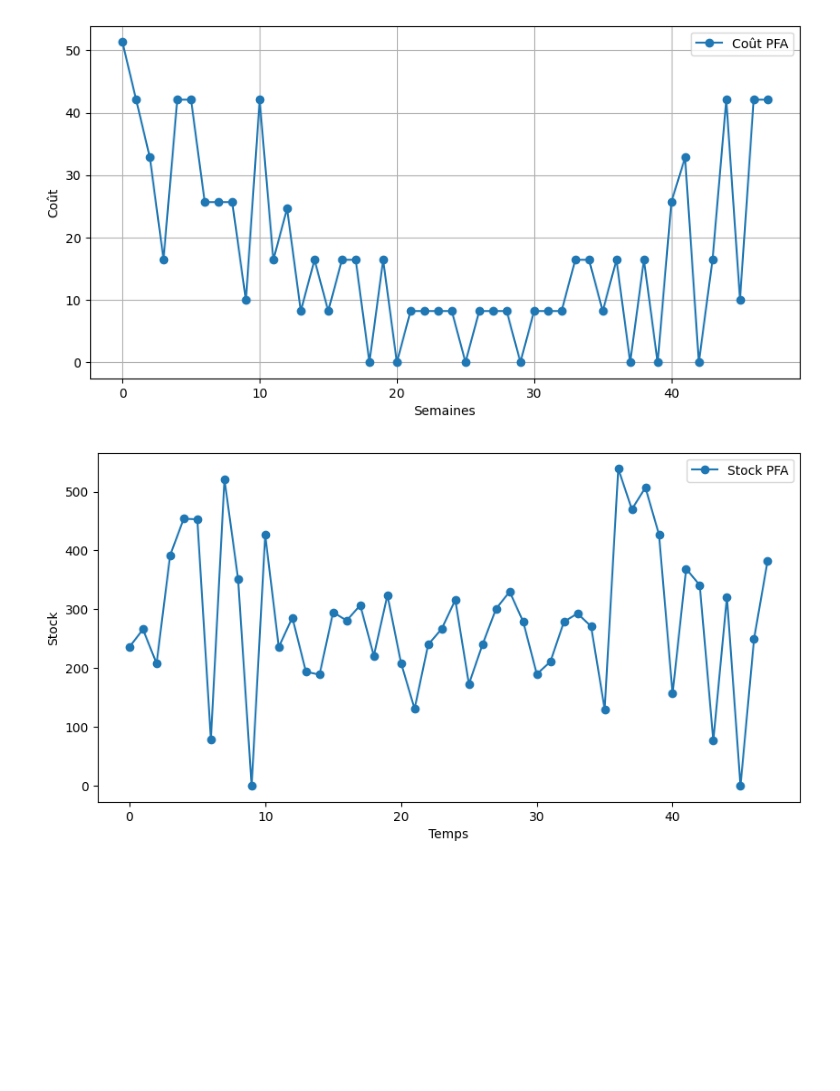
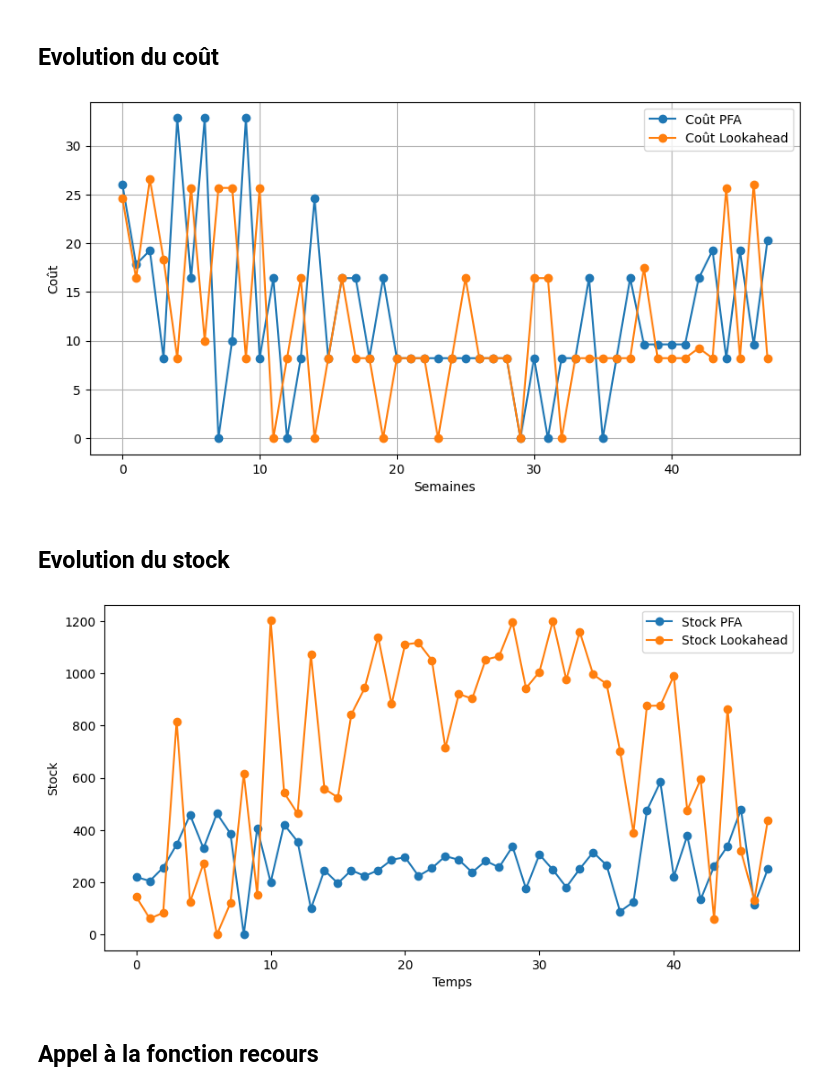
Before and after one commit to Joaquim2805/Blood_management_simulation, a Jupyter notebook: Dev/test.ipynb, the cells around one changed output. Drawn from its saved outputs; the diff is of its cells as text; code cells hidden in the pictures; blank space fills up the shorter version.

```diff
--- a/Dev/test.ipynb
+++ b/Dev/test.ipynb
@@ -20,3 +23,3 @@ from test_bench import generate_instance
 # %%
 locations,N,K,Q,alpha = generate_instance(density="medium")
-Q = 250
+Q = 500
@@ -30,24 +60,3 @@ a = [0.5,0.5,0.5,p,p,p,p,p,p,p,0,0]
 #a=[0]*12
 t1 = []
 t2 = []
-# %%
-teta_low = [300]*12
-teta_target = [600, 600, 600, 340, 340, 340, 340, 340, 340, 600, 600, 600]
-#teta_target = [2500]*12
-policy = "PFA"
-p = -0.4
-a = [0.5,0.5,0.5,p,p,p,p,p,p,p,0,0]
-#a=[0]*12
-t1 = []
-t2 = []
-
-for k in range(10):
-
-    final_cost,stock_history,recourse_count,peremption = complete_sim_with_peremption(teta_low, teta_target,locations,N,K,Q,alpha,policy,a,[0]*12)
-    final_cost2,stock_history2,recourse_count2,peremption2 = complete_sim_with_peremption(teta_low, teta_target,locations,N,K,Q,alpha,"DL",a,[0]*12)
-    t1.append(np.sum(final_cost))
-    t2.append(np.sum(final_cost2))
-
-
-print("Cout moyen PFA : ",np.mean(t1))
-print("Cout moyen DL : ",np.mean(t2))
@@ -93,14 +71,16 @@ TypeError: cannot unpack non-iterable NoneType object
+# %% [markdown]
+## Evolution du coût
 # %%
 plt.figure(figsize=(10, 5))
 
 plt.plot(final_cost, marker='o', label='Coût PFA')
-#plt.plot(final_cost2, marker='o', label='Coût Lookahead')
+plt.plot(final_cost2, marker='o', label='Coût Lookahead')
 
 plt.xlabel("Semaines")  # Légende pour l'axe X
 plt.ylabel("Coût")  # Légende pour l'axe Y
 
 plt.legend(loc='best')  # Légende placée automatiquement au meilleur endroit
 plt.grid()  # Affiche une grille pour mieux visualiser
 plt.show()
 # %% [output]
-[figure, old version]
+[figure, new version]
@@ -113,14 +87,18 @@ stock_history2[a:b + 1] = [x - 380 for x in stock_history2[a:b + 1]]
+# %% [markdown]
+## Evolution du stock
 # %%
 plt.figure(figsize=(10, 5))
 plt.plot(stock_history, marker='o', label="Stock PFA")
-#plt.plot(stock_history2, marker='o', label="Stock Lookahead")
+plt.plot(stock_history2, marker='o', label="Stock Lookahead")
 
 plt.xlabel("Temps")
 plt.ylabel("Stock")
 plt.legend()
 plt.show()
 # %% [output]
-[figure, old version]
+[figure, new version]
+# %% [markdown]
+## Appel à la fonction recours
 # %%
 import matplotlib.pyplot as plt
 
```
Also changed, not shown: parts of 15 cells of this notebook, 3 other files.
